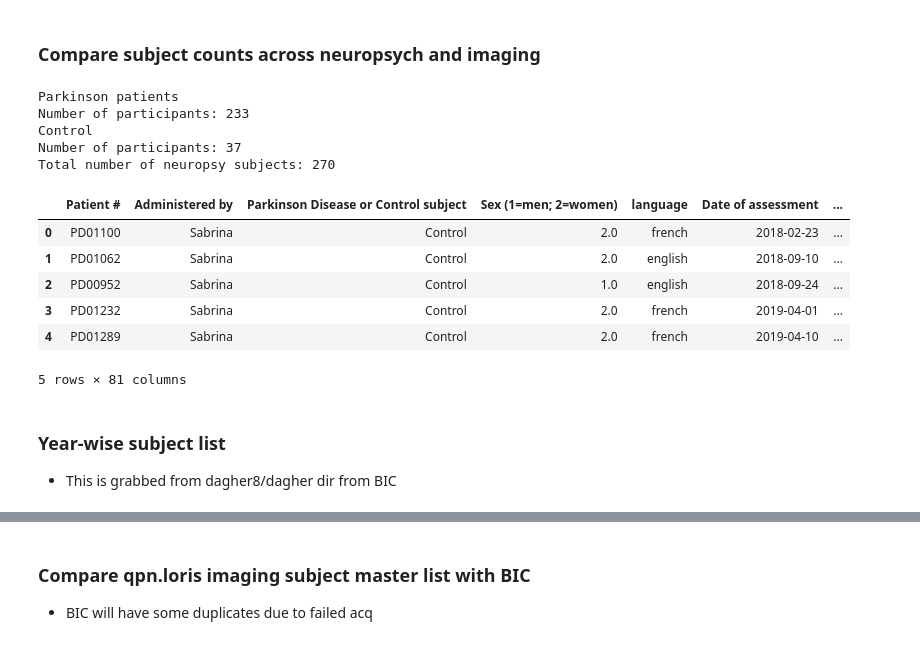
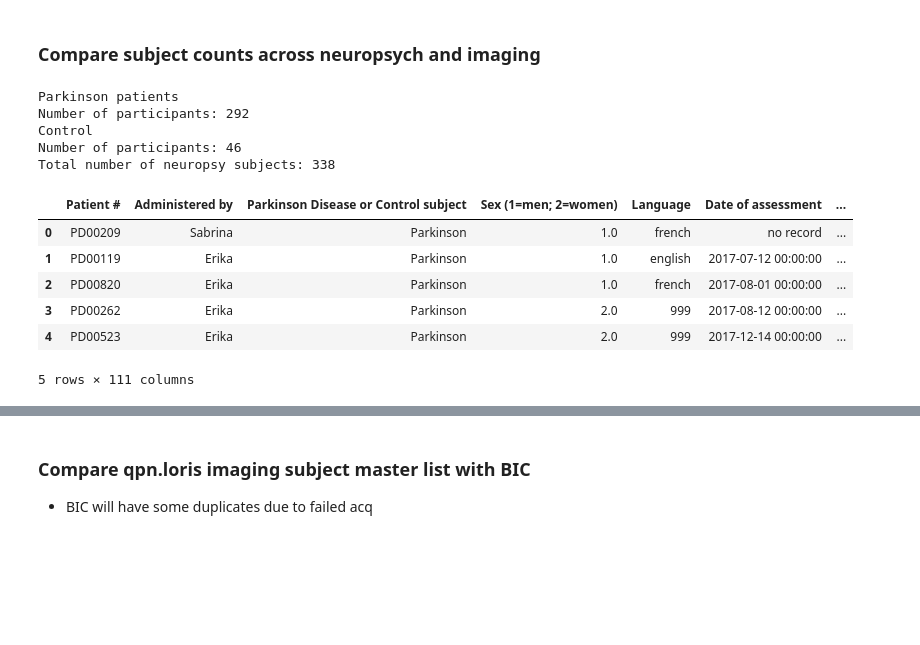
Before and after one commit to nipoppy/nipoppy, a Jupyter notebook: notebooks/0_participants.ipynb, the cells around one changed output, grey strips where cells are left out. Drawn from its saved outputs; the diff is of its cells as text; code cells hidden in the pictures; blank space fills up the shorter version.

Commit message:
created mr_proc participants.csv

```diff
--- a/notebooks/0_participants.ipynb
+++ b/notebooks/0_participants.ipynb
@@ -11,36 +11,40 @@ import numpy as np
 # %%
 sheet_names = ["Parkinson patients", "Control"]
 subject_id_list = []
 dx_list = []
 
+demographics_file = "/home/nikhil/projects/QPN_processing/clinical/BD_RPQ_UPDATE_Neuropsy_2_June_2022.xlsx"
+
+neuropsy_df_concat = pd.DataFrame()
+
 for sheet_name in sheet_names:
     print(sheet_name)
 
-    neuropsy_df = pd.read_excel("BD_RPQ_UPDATE_Neuropsy.xlsx",sheet_name=sheet_name, engine='openpyxl',header=1)
+    neuropsy_df = pd.read_excel(demographics_file,sheet_name=sheet_name, engine='openpyxl',header=1)
     neuropsy_df = neuropsy_df.dropna(how='all')
 
     # Get rid of "/T1" from subject ID (timepoint)
-    subject_ids = list(neuropsy_df["Patient #"].str.split("/",expand=True)[0].values)
+    neuropsy_df["Patient #"] = neuropsy_df["Patient #"].str.split("/",expand=True)[0]
+    subject_ids = list(neuropsy_df["Patient #"].values)
     print(f"Number of participants: {len(subject_ids)}")
 
     subject_id_list +=subject_ids
     dx_list += list(np.tile(sheet_name,len(subject_ids)))
 
+    neuropsy_df_concat = neuropsy_df_concat.append(neuropsy_df)
+
 print(f"Total number of neuropsy subjects: {len(subject_id_list)}")
-neuropsy_df.head()
+neuropsy_df_concat.head()
 # %% [output]
 Parkinson patients
-Number of participants: 233
+Number of participants: 292
 Control
-Number of participants: 37
-Total number of neuropsy subjects: 270
+Number of participants: 46
+Total number of neuropsy subjects: 338
-|  | Patient # | Administered by | Parkinson Disease or Control subject | Sex (1=men; 2=women) | language | Date of assessment | ... |
-| 0 | PD01100 | Sabrina | Control | 2.0 | french | 2018-02-23 | ... |
-| 1 | PD01062 | Sabrina | Control | 2.0 | english | 2018-09-10 | ... |
-| 2 | PD00952 | Sabrina | Control | 1.0 | english | 2018-09-24 | ... |
-| 3 | PD01232 | Sabrina | Control | 2.0 | french | 2019-04-01 | ... |
-| 4 | PD01289 | Sabrina | Control | 2.0 | french | 2019-04-10 | ... |
+|  | Patient # | Administered by | Parkinson Disease or Control subject | Sex (1=men; 2=women) | Language | Date of assessment | ... |
+| 0 | PD00209 | Sabrina | Parkinson | 1.0 | french | no record | ... |
+| 1 | PD00119 | Erika | Parkinson | 1.0 | english | 2017-07-12 00:00:00 | ... |
+| 2 | PD00820 | Erika | Parkinson | 1.0 | french | 2017-08-01 00:00:00 | ... |
+| 3 | PD00262 | Erika | Parkinson | 2.0 | 999 | 2017-08-12 00:00:00 | ... |
+| 4 | PD00523 | Erika | Parkinson | 2.0 | 999 | 2017-12-14 00:00:00 | ... |
-5 rows × 81 columns
+5 rows × 111 columns
-# %% [markdown]
-### Year-wise subject list
-- This is grabbed from dagher8/dagher dir from BIC
```
Also changed, not shown: parts of 5 cells of this notebook, 1 other file.
